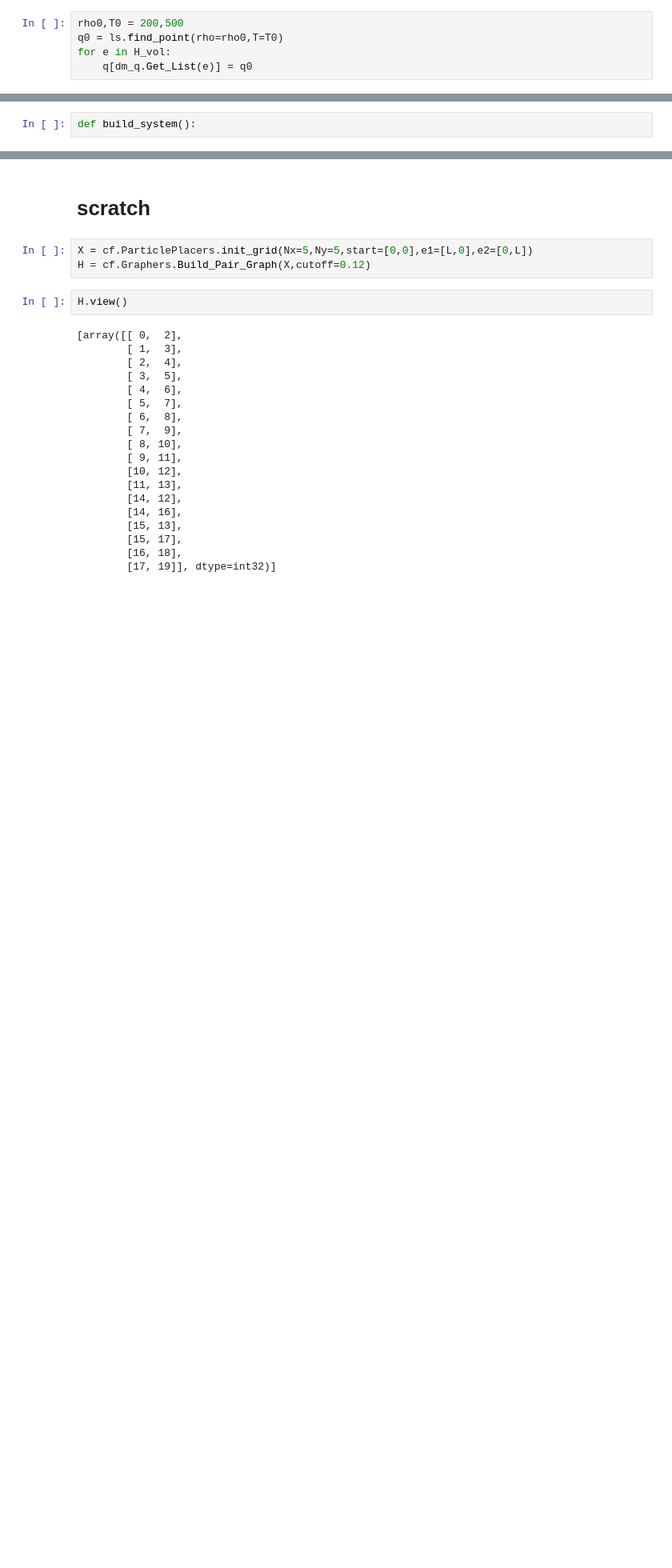
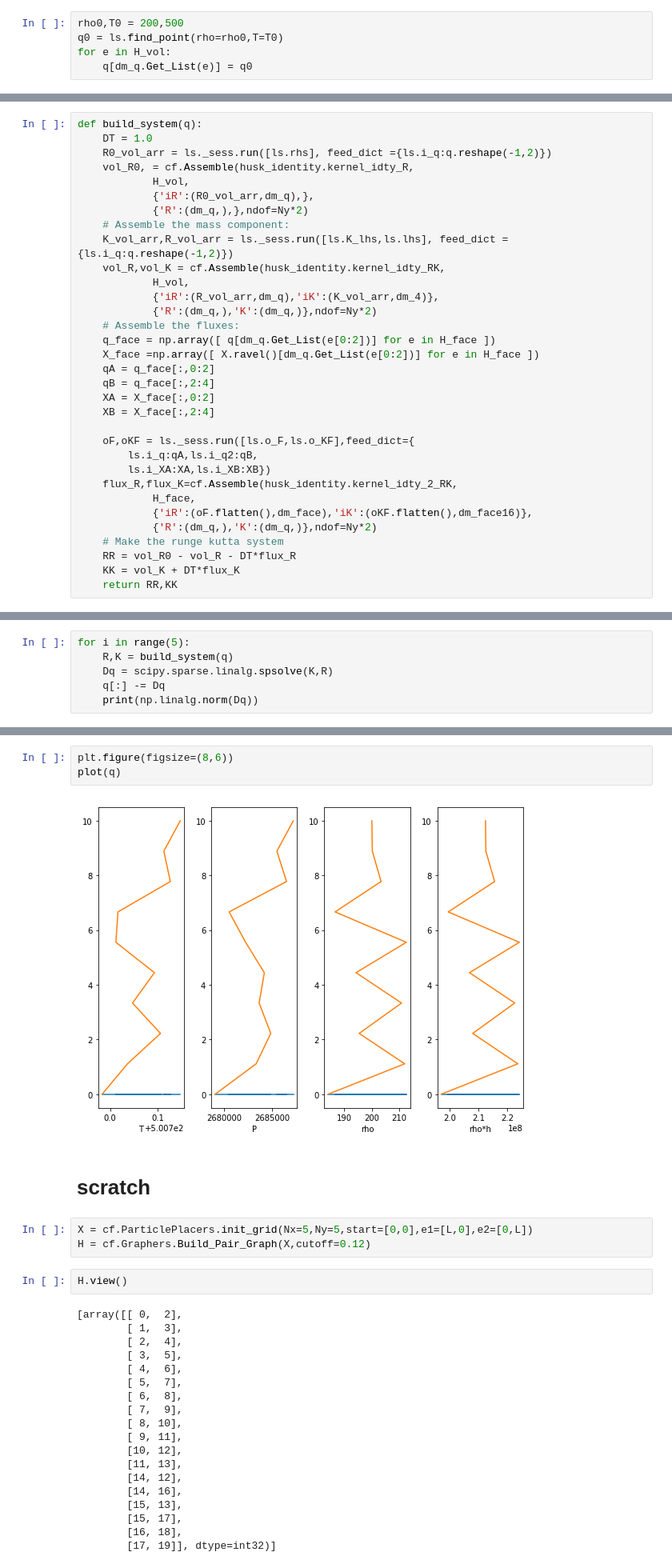
Before and after one commit to afqueiruga/LatentPrimaries, a Jupyter notebook: assembly.ipynb, the cells around one changed output, grey strips where cells are left out. Shown at 80% size. Saved outputs shown, nothing was run; the diff lists cells and outputs as text; blank space fills up the shorter version.

```diff
--- a/assembly.ipynb
+++ b/assembly.ipynb
@@ -159,2 +103,33 @@ plt.spy(K)
-# %%
-def build_system():
+# %%
+def build_system(q):
+    DT = 1.0
+    R0_vol_arr = ls._sess.run([ls.rhs], feed_dict ={ls.i_q:q.reshape(-1,2)})
+    vol_R0, = cf.Assemble(husk_identity.kernel_idty_R,
+            H_vol,
+            {'iR':(R0_vol_arr,dm_q),},
+            {'R':(dm_q,),},ndof=Ny*2)
+    # Assemble the mass component:
+    K_vol_arr,R_vol_arr = ls._sess.run([ls.K_lhs,ls.lhs], feed_dict ={ls.i_q:q.reshape(-1,2)})
+    vol_R,vol_K = cf.Assemble(husk_identity.kernel_idty_RK,
+            H_vol,
+            {'iR':(R_vol_arr,dm_q),'iK':(K_vol_arr,dm_4)},
+            {'R':(dm_q,),'K':(dm_q,)},ndof=Ny*2)
+    # Assemble the fluxes:
+    q_face = np.array([ q[dm_q.Get_List(e[0:2])] for e in H_face ])
+    X_face =np.array([ X.ravel()[dm_q.Get_List(e[0:2])] for e in H_face ])
+    qA = q_face[:,0:2]
+    qB = q_face[:,2:4]
+    XA = X_face[:,0:2]
+    XB = X_face[:,2:4]
+
+    oF,oKF = ls._sess.run([ls.o_F,ls.o_KF],feed_dict={
+        ls.i_q:qA,ls.i_q2:qB,
+        ls.i_XA:XA,ls.i_XB:XB})
+    flux_R,flux_K=cf.Assemble(husk_identity.kernel_idty_2_RK,
+            H_face,
+            {'iR':(oF.flatten(),dm_face),'iK':(oKF.flatten(),dm_face16)},
+            {'R':(dm_q,),'K':(dm_q,)},ndof=Ny*2)
+    # Make the runge kutta system
+    RR = vol_R0 - vol_R - DT*flux_R
+    KK = vol_K + DT*flux_K
+    return RR,KK
@@ -160,0 +138,6 @@ def build_system():
+# %%
+for i in range(5):
+    R,K = build_system(q)
+    Dq = scipy.sparse.linalg.spsolve(K,R)
+    q[:] -= Dq
+    print(np.linalg.norm(Dq))
@@ -161,3 +152,8 @@ def build_system():
+# %%
+plt.figure(figsize=(8,6))
+plot(q)
+# %% [output]
+[figure, added]
 # %% [markdown]
 # scratch
 # %%
```
Also changed, not shown: parts of 15 cells of this notebook, 1 other file.
